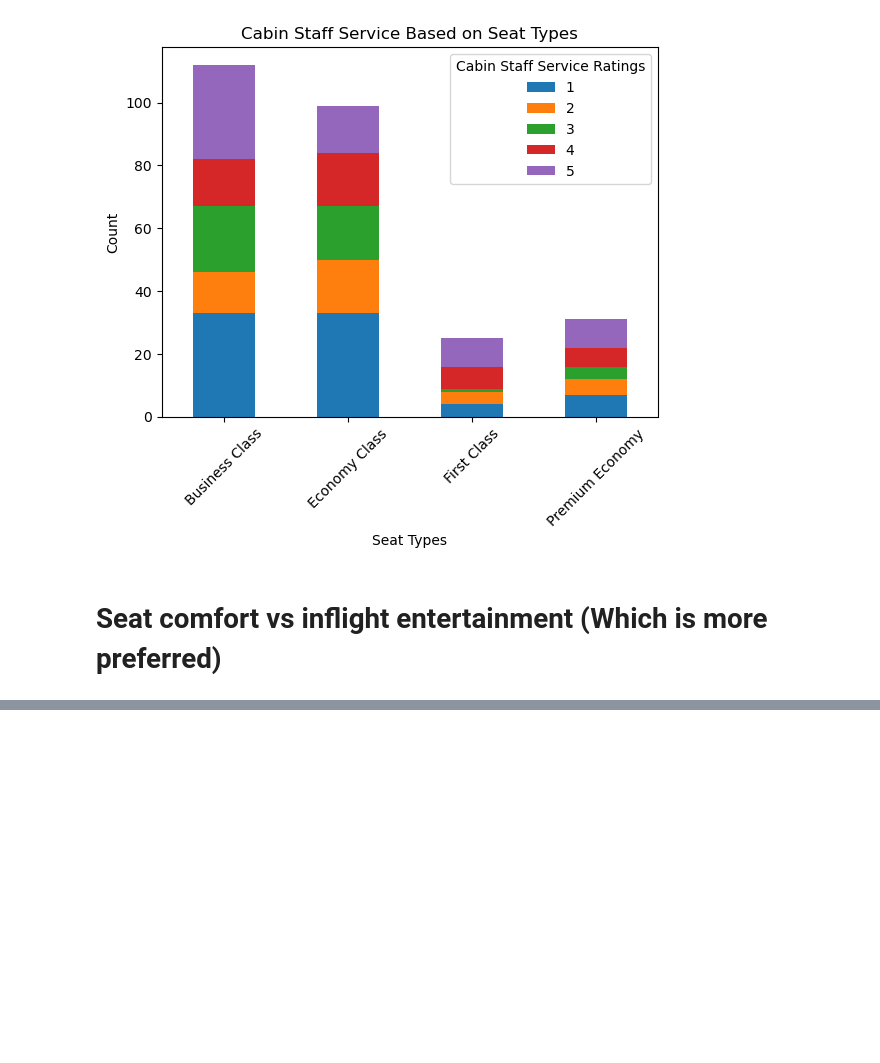
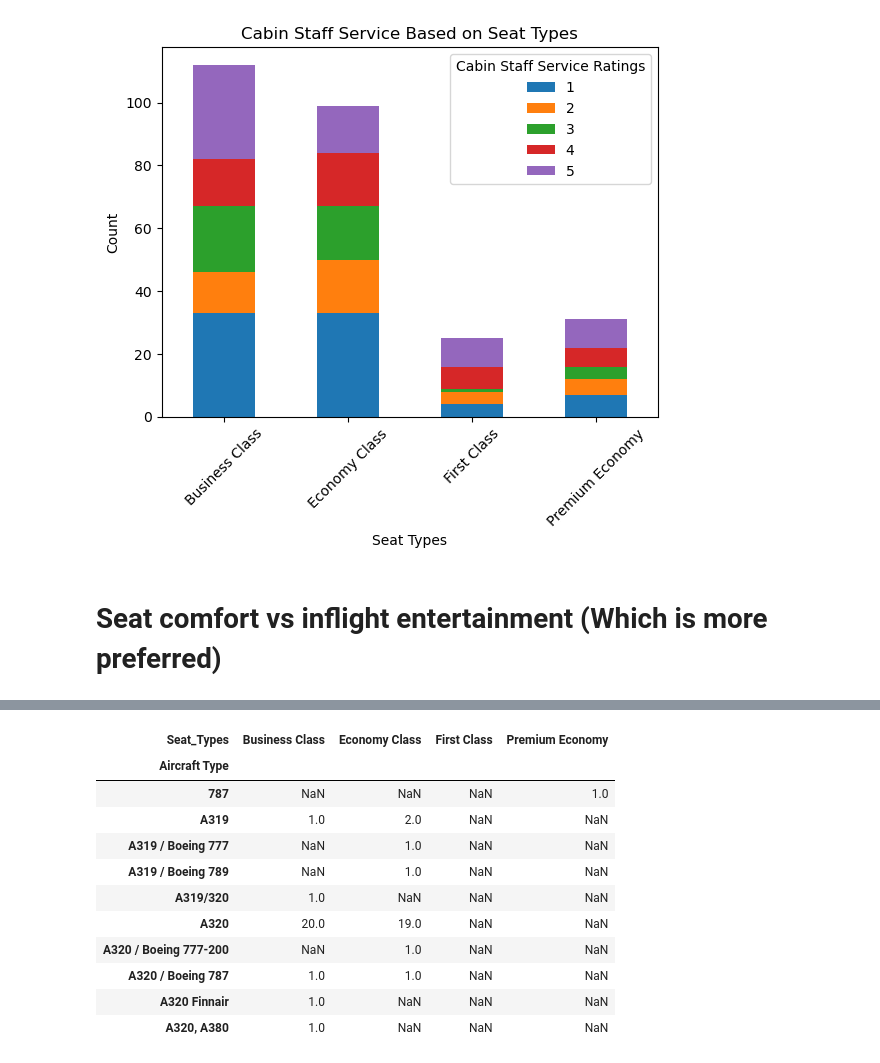
Before and after one commit to chonyeagoro/Project_3_Data_Engineering, a Jupyter notebook: Project_3_data_engineering.ipynb, the cells around one changed output, grey strips where cells are left out. Cells and saved outputs as stored; diff of their text form; code cells hidden in the pictures; blank space fills up the shorter version.

```diff
--- a/Project_3_data_engineering.ipynb
+++ b/Project_3_data_engineering.ipynb
@@ -288,0 +347,16 @@ AttributeError: 'DataFrameGroupBy' object has no attribute 'sort_values'
+# %%
+service_seat_count = airlines_merged_df.groupby(['Aircraft Type', 'Seat_Types']).size().unstack()
+service_seat_count.head(10)
+# %% [output]
+| Seat_Types | Business Class | Economy Class | First Class | Premium Economy |
+| Aircraft Type |  |  |  |  |
+| 787 | NaN | NaN | NaN | 1.0 |
+| A319 | 1.0 | 2.0 | NaN | NaN |
+| A319 / Boeing 777 | NaN | 1.0 | NaN | NaN |
+| A319 / Boeing 789 | NaN | 1.0 | NaN | NaN |
+| A319/320 | 1.0 | NaN | NaN | NaN |
+| A320 | 20.0 | 19.0 | NaN | NaN |
+| A320 / Boeing 777-200 | NaN | 1.0 | NaN | NaN |
+| A320 / Boeing 787 | 1.0 | 1.0 | NaN | NaN |
+| A320 Finnair | 1.0 | NaN | NaN | NaN |
+| A320, A380 | 1.0 | NaN | NaN | NaN |
```
Also changed, not shown: parts of 6 cells of this notebook.
